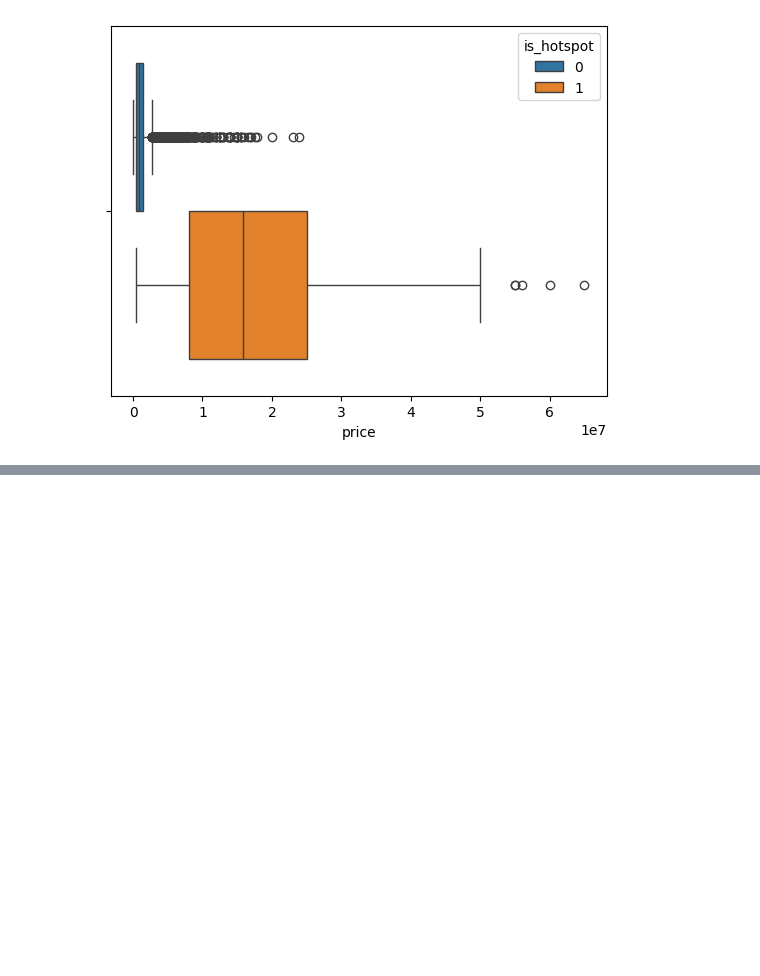
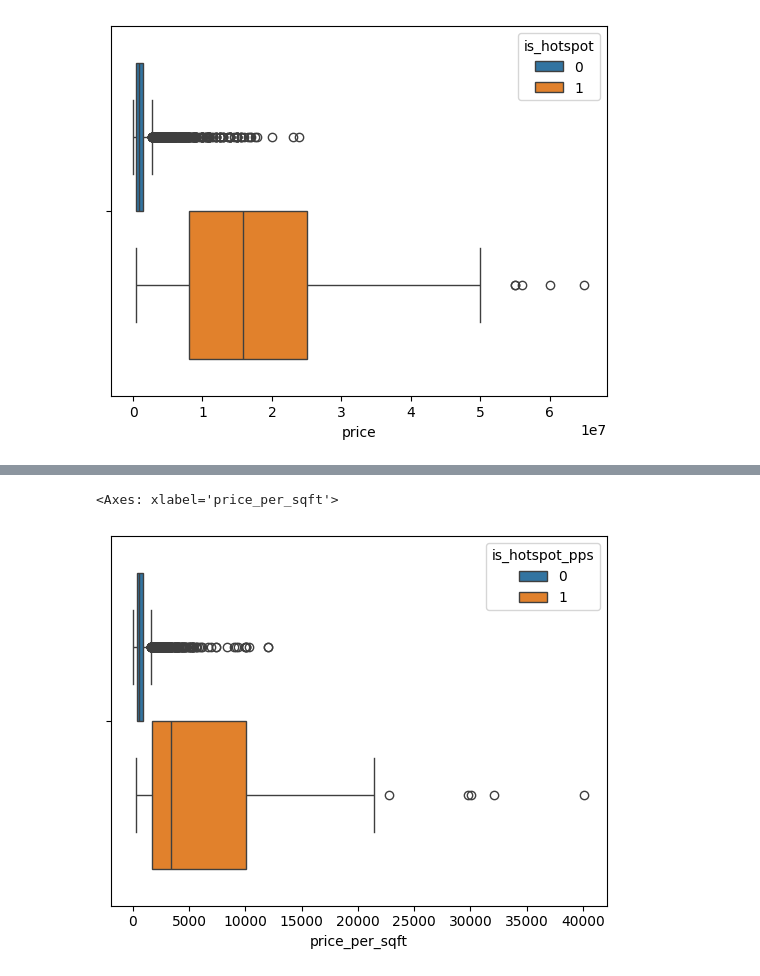
Before and after one commit to codekot/nyc-housing-project, a Jupyter notebook: notebooks/experiments/exp_01_spatial_weights_selection.ipynb, the cells around one changed output, grey strips where cells are left out. Cells and saved outputs as stored; diff of their text form; code cells hidden in the pictures; blank space fills up the shorter version.

```diff
--- a/notebooks/experiments/exp_01_spatial_weights_selection.ipynb
+++ b/notebooks/experiments/exp_01_spatial_weights_selection.ipynb
@@ -479,2 +607,5 @@ sns.boxplot(gdf_utm, x='price_per_sqft', hue='is_hotspot')
 # %%
-sns.boxplot(gdf_utm, x='price_per_sqft', hue='is_hotspot_new')
+sns.boxplot(gdf_utm, x='price_per_sqft', hue='is_hotspot_pps')
+# %% [output]
+<Axes: xlabel='price_per_sqft'>
+[figure, added]
```
Also changed, not shown: parts of 10 cells of this notebook.
